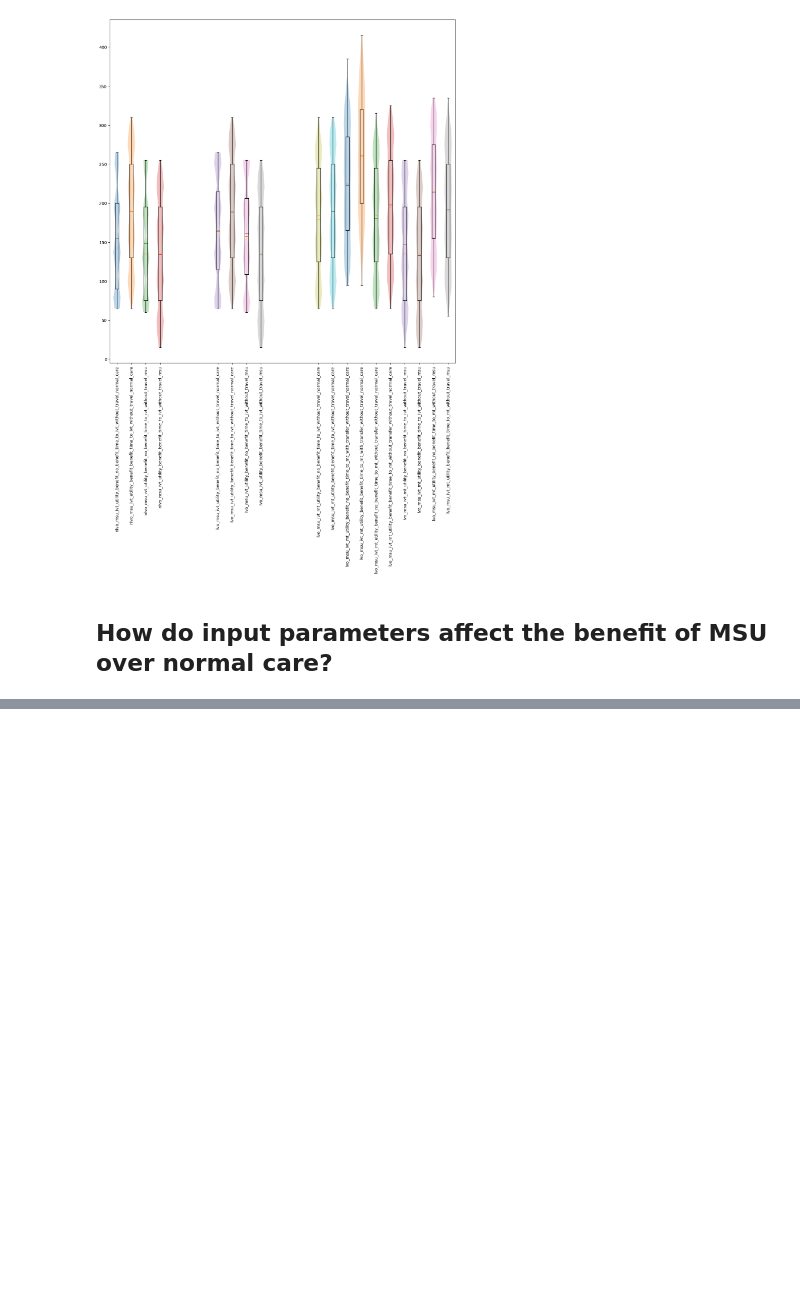
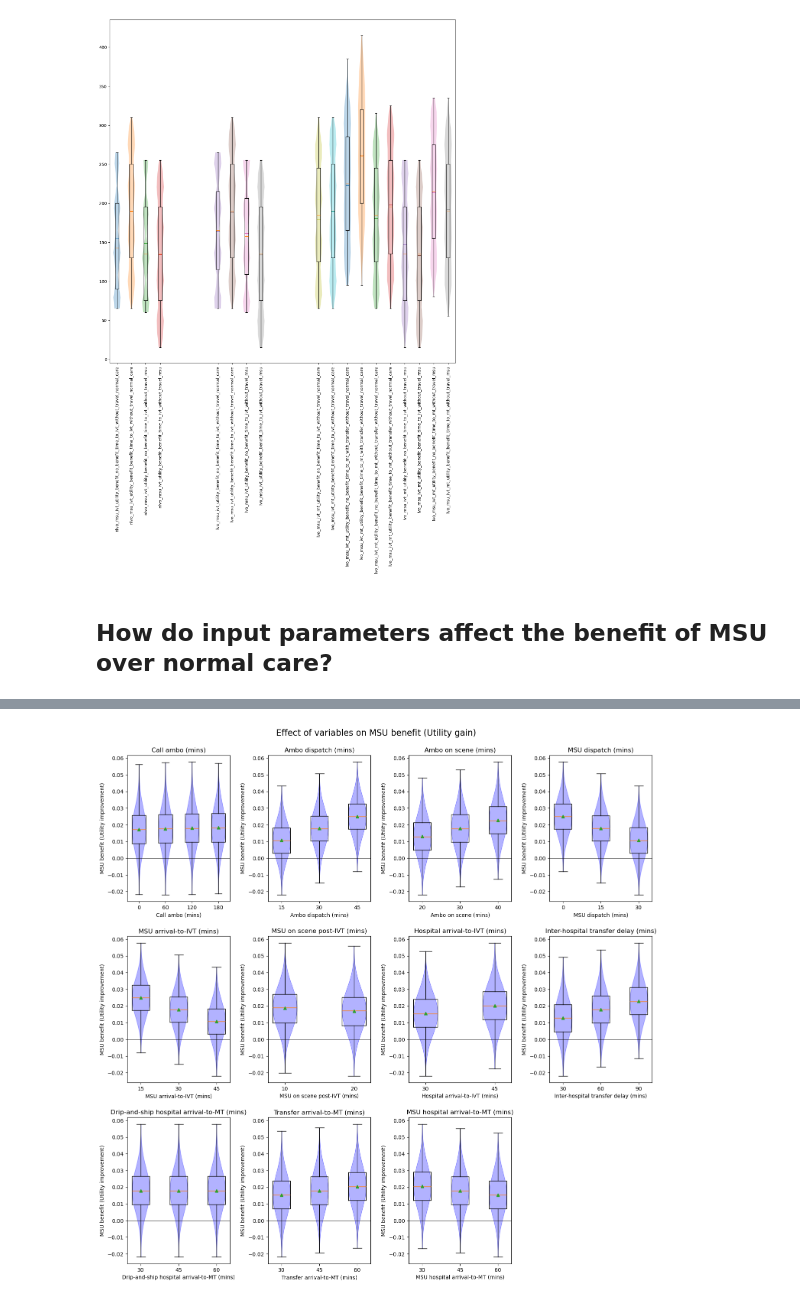
Before and after one commit to stroke-modelling/muster2, a Jupyter notebook: scenario_analysis/scenario_1_analysis.ipynb, the cells around one changed output, grey strips where cells are left out. Cells and saved outputs as stored; diff of their text form; code cells hidden in the pictures; blank space fills up the shorter version.

```diff
--- a/scenario_analysis/scenario_1_analysis.ipynb
+++ b/scenario_analysis/scenario_1_analysis.ipynb
@@ -358,0 +388,78 @@ results.head().T
+# %%
+variables = ['process_time_call_ambulance',
+ 'process_time_ambulance_response',
+ 'process_ambulance_on_scene_duration',
+ 'process_msu_dispatch',
+ 'process_msu_thrombolysis',
+ 'process_msu_on_scene_post_thrombolysis',
+ 'process_time_arrival_to_needle',
+ 'transfer_time_delay',
+ 'process_time_arrival_to_puncture',
+ 'process_time_transfer_arrival_to_puncture',
+ 'process_time_msu_arrival_to_puncture',
+]
+
+
+rename_var_dict = {
+'process_time_call_ambulance':'Call ambo (mins)',
+'process_time_ambulance_response':'Ambo dispatch (mins)',
+'process_ambulance_on_scene_duration':'Ambo on scene (mins)',
+'process_msu_dispatch':'MSU dispatch (mins)',
+'process_msu_thrombolysis':'MSU arrival-to-IVT (mins)',
+'process_msu_on_scene_post_thrombolysis':'MSU on scene post-IVT (mins)',
+'process_time_arrival_to_needle':'Hospital arrival-to-IVT (mins)',
+'transfer_time_delay':'Inter-hospital transfer delay (mins)',
+'process_time_arrival_to_puncture':'Drip-and-ship hospital arrival-to-MT (mins)',
+'process_time_transfer_arrival_to_puncture':'Transfer arrival-to-MT (mins)',
+'process_time_msu_arrival_to_puncture':'MSU hospital arrival-to-MT (mins)',
+}
+
+results_cols = [
+    'msu_net_benefit'
+]
+
+rename_result_dict = {
+
+    'nlvo_msu_ivt_utility_benefit':'nlvo ivt utility',
+    'lvo_msu_ivt_utility_benefit': 'lvo ivt utility',
+    'lvo_msu_ivt_mt_utility_benefit': 'lvo ivt/mt utility',
+    'nlvo_msu_ivt_mrs_0-2_benefit': 'nlvo ivt mrs 0-2',
+    'lvo_msu_ivt_mrs_0-2_benefit': 'lvo ivt mrs 0-2',
+    'lvo_msu_ivt_mt_mrs_0-2_benefit': 'lvo ivt/mt mrs 0-2',
+    'msu_net_benefit': 'MSU net benefit (utility)',
+}
+
+# For each result column, draw a violin of the effect of each variable
+
+
+
+
+for i,result in enumerate(results_cols):
+    fig = plt.figure(figsize=(15, 15))
+    y = results[result]
+    for i, var in enumerate(variables):
+        ax = fig.add_subplot(3,4,i+1)
+        x = results[var]
+        # Get unique values of X and plot a violin plot of y for each value
+        unique_x = np.unique(x)
+        for u in unique_x:
+            y_for_x = y[x == u]
+            # calculate widths to fit x axis
+            widths = 0.7 * (max(unique_x) - min(unique_x)) / len(unique_x)
+            #ax.violinplot(y_for_x, positions=[u], showextrema=False, showmeans=True, widths=widths, points=45)
+            # Color
+            parts = ax.violinplot(y_for_x, positions=[u], showextrema=False, showmeans=False, widths=widths, points=45)
+            for pc in parts['bodies']:
+                pc.set_facecolor('blue')
+                pc.set_edgecolor('blue')
+            ax.boxplot(y_for_x, positions=[u], showmeans=True, widths=widths, whis=100)
+            # Add line at y=0
+            ax.axhline(0, color='black', lw=0.5)
+        ax.set_title(rename_var_dict[var])
+        ax.set_xlabel(rename_var_dict[var])
+        ax.set_ylabel(f'MSU benefit (Utility improvement)')
+    fig.suptitle(f'Effect of variables on MSU benefit (Utility gain)', fontsize=16)
+    fig.tight_layout(pad=2)
+    plt.show()
+# %% [output]
+[figure, added]
```
Also changed, not shown: parts of 11 cells of this notebook, 1 other file.
